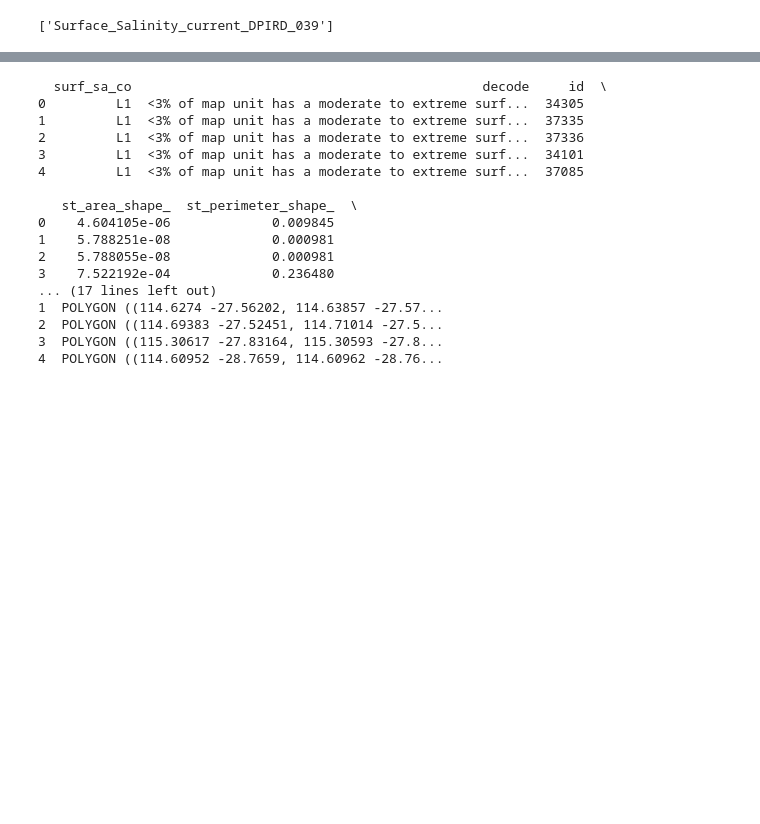
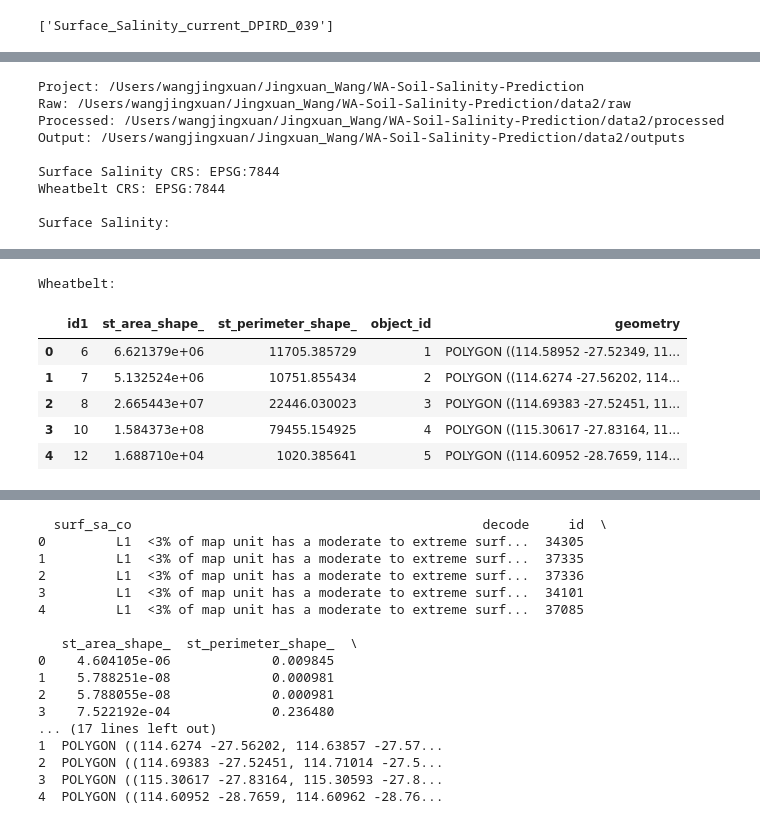
Before and after one commit to JWAN0646/Jingxuan-Wang, a Jupyter notebook: WA-Soil-Salinity-Prediction/notebooks/Soil_Salinity.ipynb, the cells around one changed output, grey strips where cells are left out. Drawn from its saved outputs; the diff is of its cells as text; code cells hidden in the pictures; blank space fills up the shorter version.

```diff
--- a/WA-Soil-Salinity-Prediction/notebooks/Soil_Salinity.ipynb
+++ b/WA-Soil-Salinity-Prediction/notebooks/Soil_Salinity.ipynb
@@ -315,0 +251,54 @@ DataSourceError: /Users/wangjingxuan/Jingxuan Wang/WA-Soil-Salinity-Prediction/d
+# %%
+from pathlib import Path
+import geopandas as gpd
+
+# =====================================================
+# Project paths
+# =====================================================
+# 当前 Notebook 位于：
+# WA-Soil-Salinity-Prediction/notebooks/
+PROJECT_DIR = Path.cwd().parent
+
+RAW_DIR = PROJECT_DIR / "data2" / "raw"
+PROCESSED_DIR = PROJECT_DIR / "data2" / "processed"
+OUTPUT_DIR = PROJECT_DIR / "data2" / "outputs"
+
+print("Project:", PROJECT_DIR)
+print("Raw:", RAW_DIR)
+print("Processed:", PROCESSED_DIR)
+print("Output:", OUTPUT_DIR)
+
+# =====================================================
+# Read Surface Salinity
+# =====================================================
+salinity = gpd.read_file(
+    RAW_DIR / "Surface_Salinity_current_DPIRD_039_WA_GDA2020_Public.gpkg",
+    layer="Surface_Salinity_current_DPIRD_039"
+)
+
+# =====================================================
+# Read Wheatbelt boundary
+# =====================================================
+wheatbelt = gpd.read_file(
+    RAW_DIR / "Wheatbelt_of_WA_DPIRD_024_WA_GDA2020_Public.gpkg",
+    layer="Wheatbelt_of_WA_DPIRD_024"
+)
+
+print("\nSurface Salinity CRS:", salinity.crs)
+print("Wheatbelt CRS:", wheatbelt.crs)
+
+print("\nSurface Salinity:")
+display(salinity.head())
+
+print("\nWheatbelt:")
+display(wheatbelt.head())
+# %% [output]
+Project: /Users/wangjingxuan/Jingxuan_Wang/WA-Soil-Salinity-Prediction
+Raw: /Users/wangjingxuan/Jingxuan_Wang/WA-Soil-Salinity-Prediction/data2/raw
+Processed: /Users/wangjingxuan/Jingxuan_Wang/WA-Soil-Salinity-Prediction/data2/processed
+Output: /Users/wangjingxuan/Jingxuan_Wang/WA-Soil-Salinity-Prediction/data2/outputs
+
+Surface Salinity CRS: EPSG:7844
+Wheatbelt CRS: EPSG:7844
+
+Surface Salinity:
@@ -316,3 +311,10 @@ DataSourceError: /Users/wangjingxuan/Jingxuan Wang/WA-Soil-Salinity-Prediction/d
+Wheatbelt:
+|  | id1 | st_area_shape_ | st_perimeter_shape_ | object_id | geometry |
+| 0 | 6 | 6.621379e+06 | 11705.385729 | 1 | POLYGON ((114.58952 -27.52349, 11... |
+| 1 | 7 | 5.132524e+06 | 10751.855434 | 2 | POLYGON ((114.6274 -27.56202, 114... |
+| 2 | 8 | 2.665443e+07 | 22446.030023 | 3 | POLYGON ((114.69383 -27.52451, 11... |
+| 3 | 10 | 1.584373e+08 | 79455.154925 | 4 | POLYGON ((115.30617 -27.83164, 11... |
+| 4 | 12 | 1.688710e+04 | 1020.385641 | 5 | POLYGON ((114.60952 -28.7659, 114... |
 # %%
 from pathlib import Path
 
```
Also changed, not shown: parts of 42 cells of this notebook.
